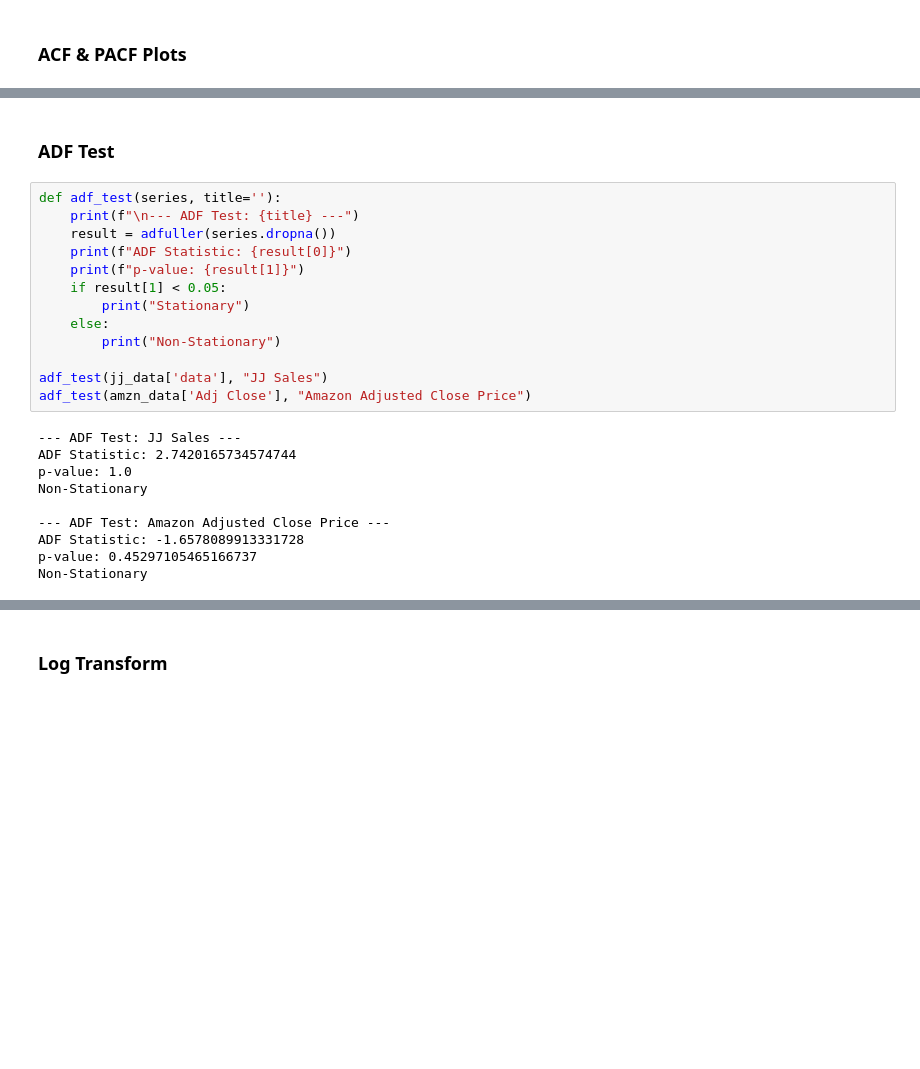
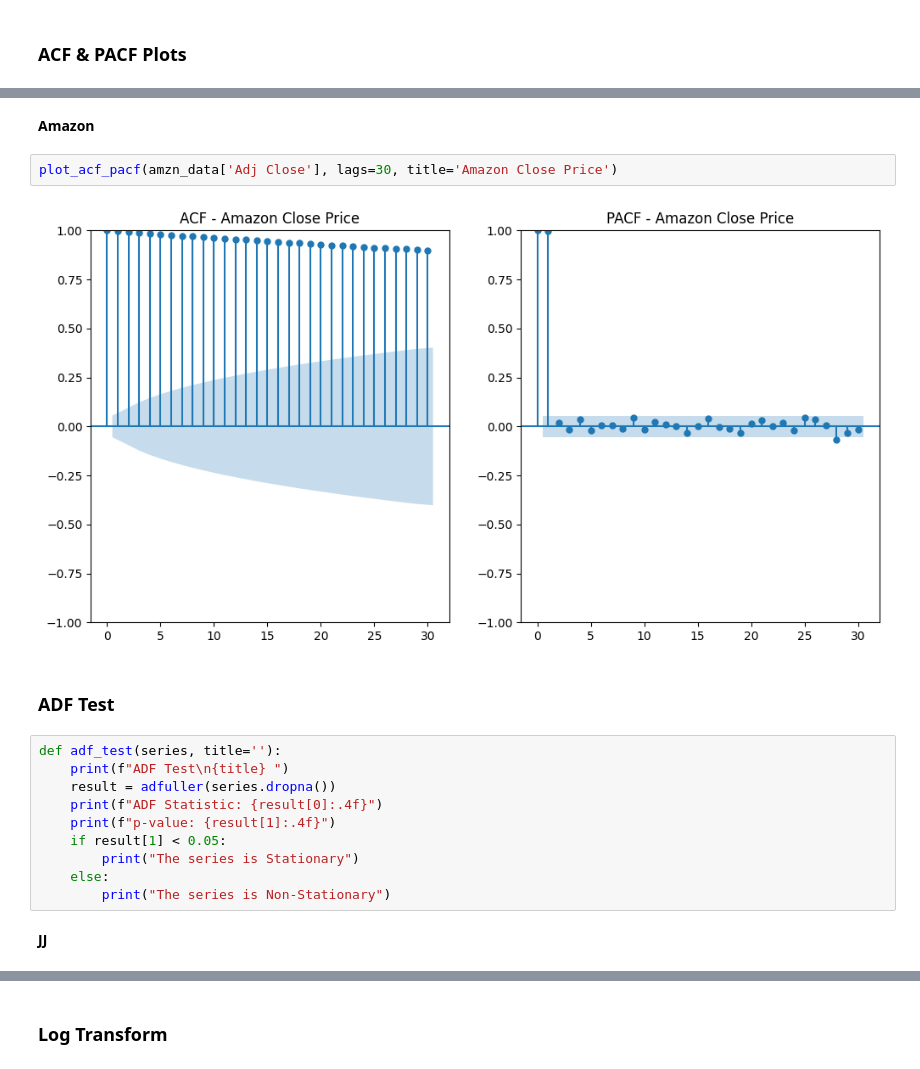
Before and after one commit to Diya-Amith/TimeSeries-CaseStudy-Assignment, a Jupyter notebook: TimeSeriesCaseStudy.ipynb, the cells around one changed output, grey strips where cells are left out. Drawn from its saved outputs; the diff is of its cells as text; blank space fills up the shorter version.

```diff
--- a/TimeSeriesCaseStudy.ipynb
+++ b/TimeSeriesCaseStudy.ipynb
@@ -96,25 +100,20 @@ plot_acf_pacf(amzn_data['Adj Close'], lags=30, title='Amazon Adjusted Close Pric
+# %% [markdown]
+**Amazon**
+# %%
+plot_acf_pacf(amzn_data['Adj Close'], lags=30, title='Amazon Close Price')
+# %% [output]
+[figure, added]
 # %% [markdown]
 ### **ADF Test**
 # %%
 def adf_test(series, title=''):
-    print(f"\n--- ADF Test: {title} ---")
+    print(f"ADF Test\n{title} ")
     result = adfuller(series.dropna())
-    print(f"ADF Statistic: {result[0]}")
-    print(f"p-value: {result[1]}")
+    print(f"ADF Statistic: {result[0]:.4f}")
+    print(f"p-value: {result[1]:.4f}")
     if result[1] < 0.05:
-        print("Stationary")
+        print("The series is Stationary")
     else:
-        print("Non-Stationary")
-
-adf_test(jj_data['data'], "JJ Sales")
-adf_test(amzn_data['Adj Close'], "Amazon Adjusted Close Price")
+        print("The series is Non-Stationary")
-# %% [output]
---- ADF Test: JJ Sales ---
-ADF Statistic: 2.7420165734574744
-p-value: 1.0
-Non-Stationary
-
---- ADF Test: Amazon Adjusted Close Price ---
-ADF Statistic: -1.6578089913331728
-p-value: 0.45297105465166737
-Non-Stationary
+# %% [markdown]
+**JJ**
```
Also changed, not shown: parts of 91 cells of this notebook.
